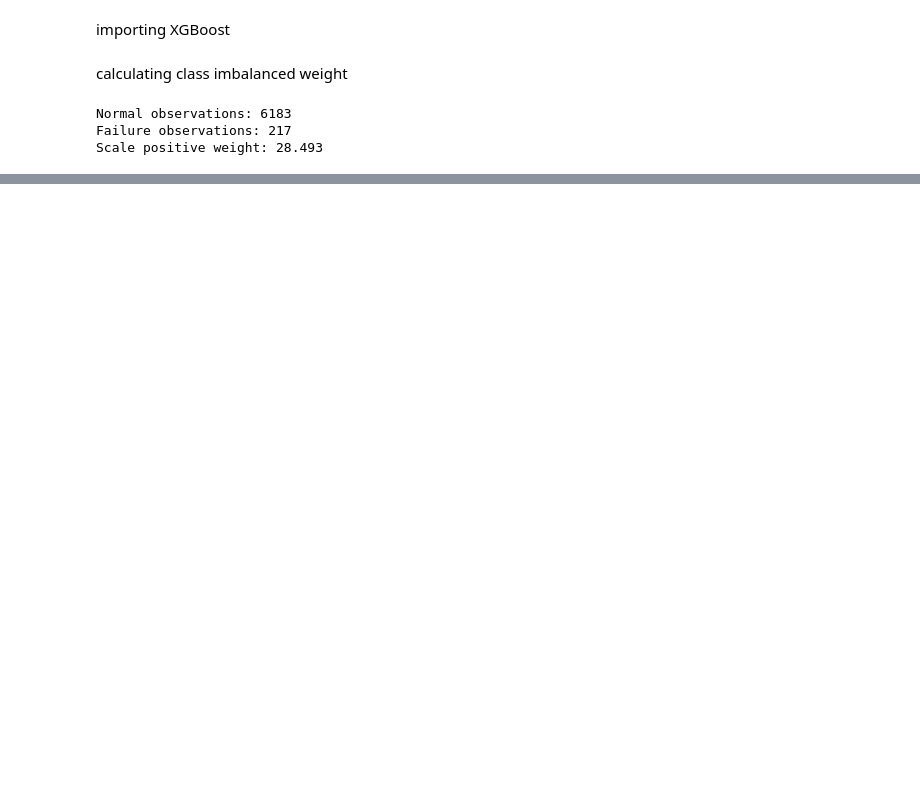
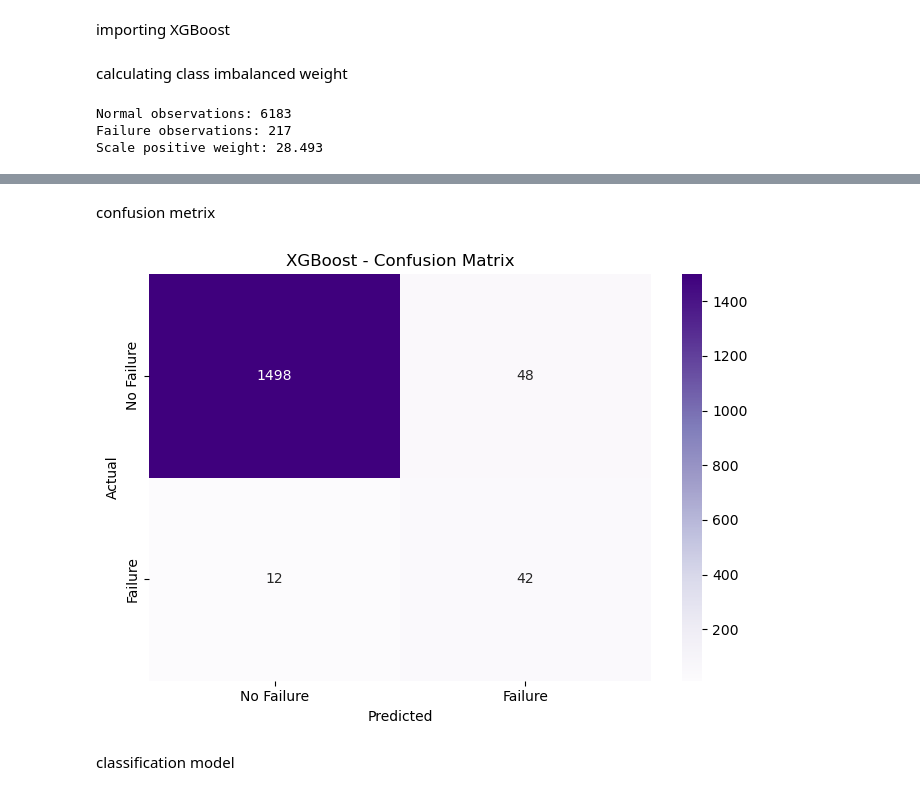
Before and after one commit to hitmanp007/Predictive-Maintenance-Intelligence-Platform, a Jupyter notebook: model_development.ipynb, the cells around one changed output, grey strips where cells are left out. Cells and saved outputs as stored; diff of their text form; code cells hidden in the pictures; blank space fills up the shorter version.

Commit message:
completed xgboost model training and comparision

```diff
--- a/model_development.ipynb
+++ b/model_development.ipynb
@@ -720,0 +742,4 @@ Scale positive weight: 28.493
+# %%
+xgboost_model.fit(X_fit, y_fit)
+
+print("XGBoost training completed!")
@@ -720,0 +750,13 @@ Scale positive weight: 28.493
+# %%
+y_xgb_pred = xgboost_model.predict(X_val)
+
+y_xgb_prob = xgboost_model.predict_proba(X_val)[:, 1]
+
+print("Actual values:")
+print(y_val.iloc[:10].values)
+
+print("\nPredicted values:")
+print(y_xgb_pred[:10])
+
+print("\nFailure probabilities:")
+print(np.round(y_xgb_prob[:10], 3))
@@ -720,0 +796,26 @@ Scale positive weight: 28.493
+# %% [markdown]
+confusion metrix
+# %%
+cm_xgb = confusion_matrix(y_val, y_xgb_pred)
+
+plt.figure(figsize=(7, 5))
+
+sns.heatmap(
+    cm_xgb,
+    annot=True,
+    fmt="d",
+    cmap="Purples",
+    xticklabels=["No Failure", "Failure"],
+    yticklabels=["No Failure", "Failure"]
+)
+
+plt.xlabel("Predicted")
+plt.ylabel("Actual")
+plt.title("XGBoost - Confusion Matrix")
+
+plt.tight_layout()
+plt.show()
+# %% [output]
+[figure, added]
+# %% [markdown]
+classification model
```
Also changed, not shown: parts of 18 cells of this notebook.
